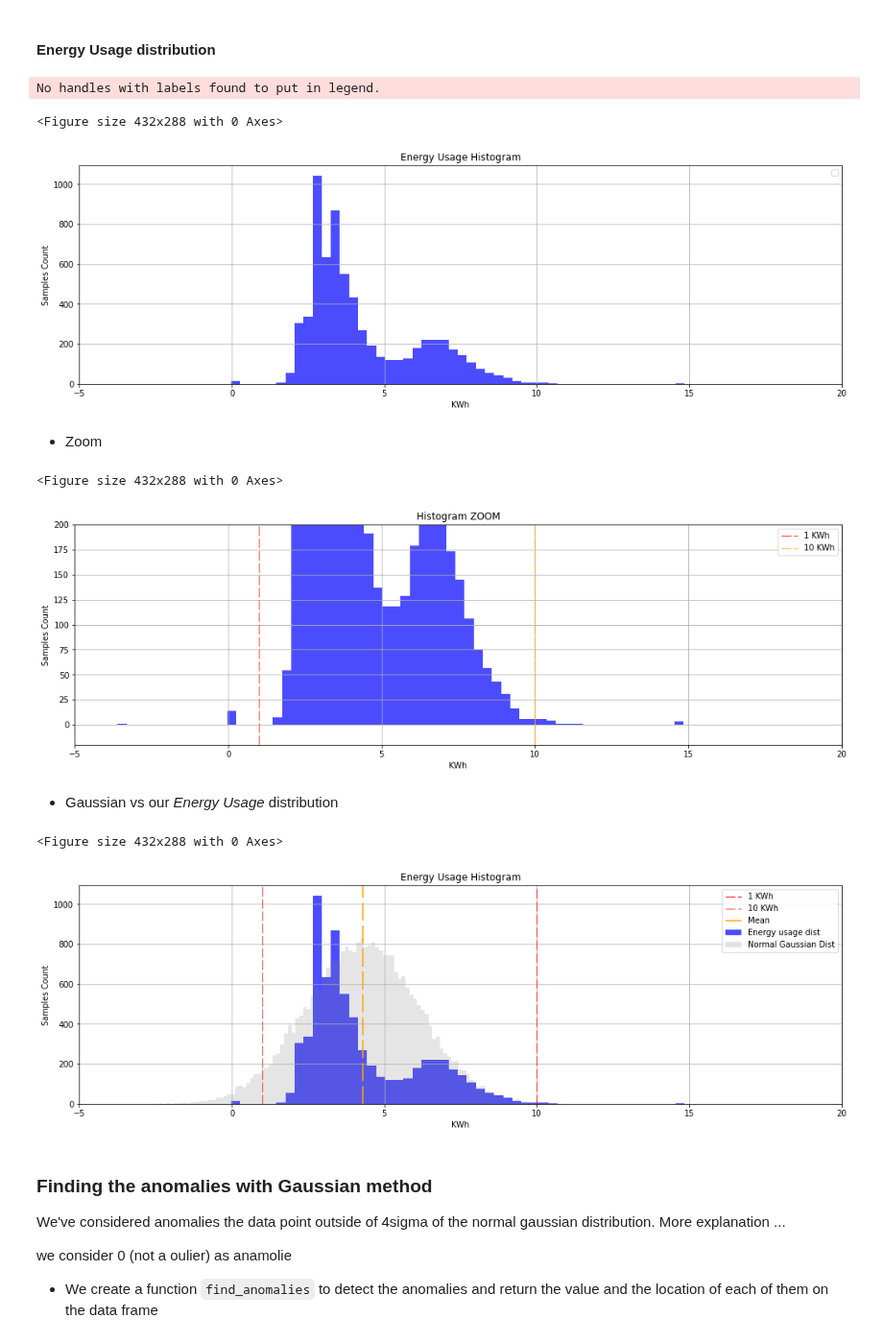
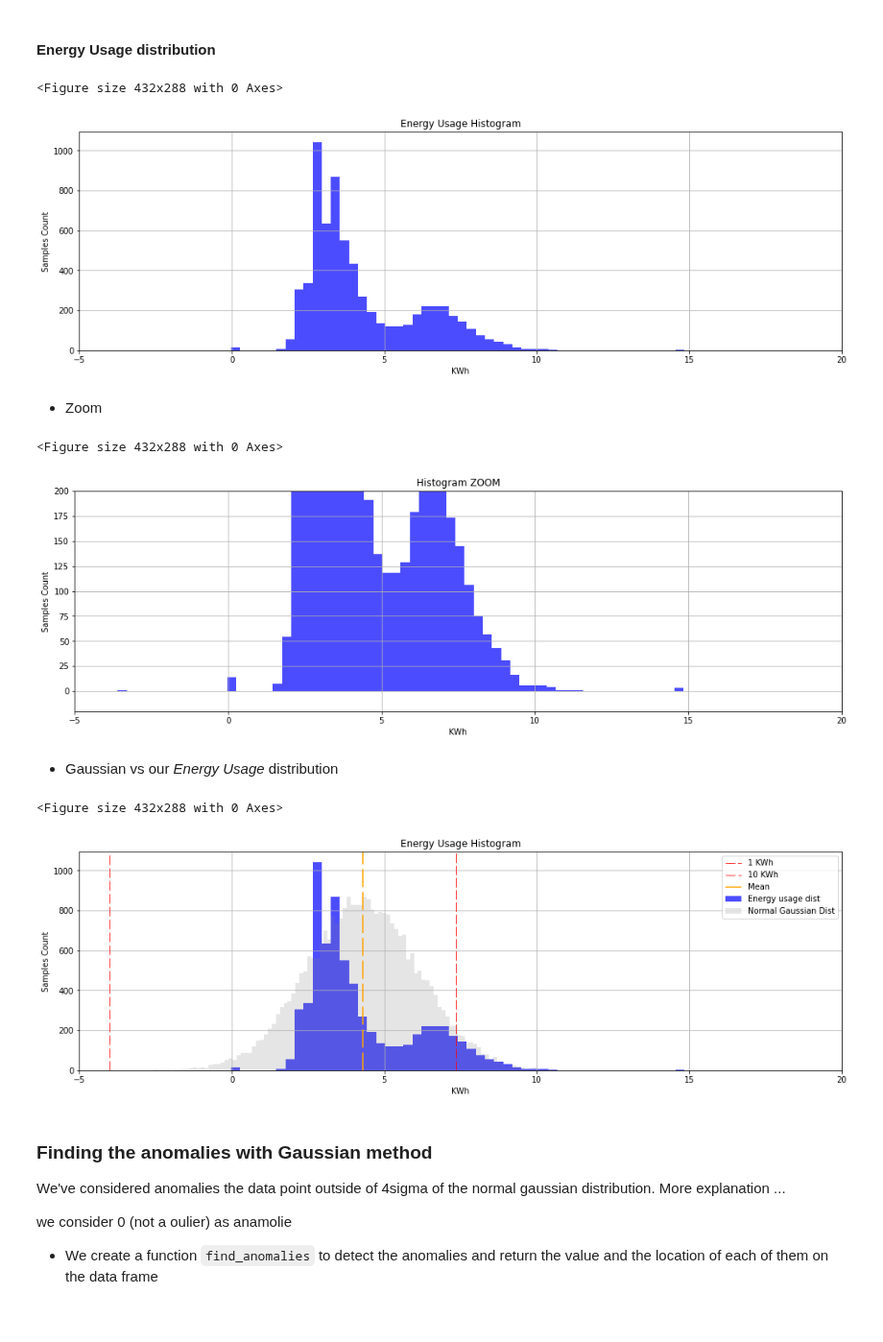
Before and after one commit to matias-dogliani/energybuild, a Jupyter notebook: PreProcess_EnergyConsumption.ipynb, the cells around one changed output. Shown at 96% size. Drawn from its saved outputs; the diff is of its cells as text; code cells hidden in the pictures.

Commit message:
Fix plots

```diff
--- a/PreProcess_EnergyConsumption.ipynb
+++ b/PreProcess_EnergyConsumption.ipynb
@@ -104,11 +104,10 @@ plt.grid('--')
 plt.title("Energy Usage Histogram")
 plt.savefig("./Imgs/Energy_usage_histogram.png",transparent=True)
 plt.xlim([-5,20])
-plt.legend()
+#plt.legend()
 plt.show()
 # %% [output]
-No handles with labels found to put in legend.
+<Figure size 432x288 with 0 Axes>
-<Figure size 432x288 with 0 Axes>
 [figure]
 # %% [markdown]
 * Zoom
@@ -116,8 +115,8 @@ No handles with labels found to put in legend.
 plt.figure()
 plt.figure(figsize=(17, 5))
 plt.hist(DataFrame['Energy Usage'], bins=120,color='blue',alpha=0.7)
-plt.axvline(x=1, ymin=0, ymax=1, linestyle=':',lw=0.8, color='r' , dashes=(15, 4), label = "1 KWh")
-plt.axvline(x=10, ymin=0, ymax=1, linestyle=':',lw=0.8, color='orange' , dashes=(15, 4), label = "10 KWh")
+#plt.axvline(x=1, ymin=0, ymax=1, linestyle=':',lw=0.8, color='r' , dashes=(15, 4), label = "1 KWh")
+#plt.axvline(x=10, ymin=0, ymax=1, linestyle=':',lw=0.8, color='orange' , dashes=(15, 4), label = "10 KWh")
 
 plt.xlabel("KWh")
 plt.ylabel("Samples Count")
@@ -126,41 +125,41 @@ plt.grid('--')
 plt.title("Histogram ZOOM")
 plt.xlim([-5,20])
 plt.ylim([-20,200])
-plt.legend()
+#plt.legend()
 plt.savefig("./Imgs/Energy_usage_histogram_zoom.png",transparent=True)
 
 plt.show()
 # %% [output]
 <Figure size 432x288 with 0 Axes>
-[figure, old version]
+[figure, new version]
 # %% [markdown]
 * Gaussian vs our *Energy Usage* distribution
 # %%
 mu = np.mean(DataFrame['Energy Usage'])
 std = np.std(DataFrame['Energy Usage'])
 
 datos = np.random.normal(mu, std, 30000)
 
 plt.figure()
 plt.figure(figsize=(17, 5))
 plt.hist(DataFrame['Energy Usage'], bins=120,color='blue',alpha=0.7,label="Energy usage dist")
 plt.hist(datos,bins=120,alpha=.2,color='gray',lw=.75,linestyle=':',label="Normal Gaussian Dist")
 
-plt.axvline(x=1, ymin=0, ymax=1, linestyle=':',lw=0.8, color='r' , dashes=(15, 4), label = "1 KWh")
-plt.axvline(x=10, ymin=0, ymax=1, linestyle=':',lw=0.8, color='red' , dashes=(15,5 ), label = "10 KWh")
+plt.axvline(x=4*std, ymin=0, ymax=1, linestyle=':',lw=0.8, color='r' , dashes=(15, 4), label = "1 KWh")
+plt.axvline(x=-4, ymin=0, ymax=1, linestyle=':',lw=0.8, color='red' , dashes=(15,5 ), label = "10 KWh")
 plt.axvline(x=mu, ymin=0, ymax=1, linestyle='--',lw=1.5, color='orange' , dashes=(15, 4), label = "Mean")
 
 plt.xlabel("KWh")
 plt.ylabel("Samples Count")
 plt.grid('--')
 plt.title("Energy Usage Histogram")
 plt.savefig("./Imgs/Energy_usage_histogram_gaussian.png",transparent=True)
 plt.xlim([-5,20])
 plt.legend()
 plt.show()
 # %% [output]
 <Figure size 432x288 with 0 Axes>
-[figure, old version]
+[figure, new version]
 # %% [markdown]
 ### Finding the anomalies with Gaussian method
 
```
Also changed, not shown: 2 other files.
